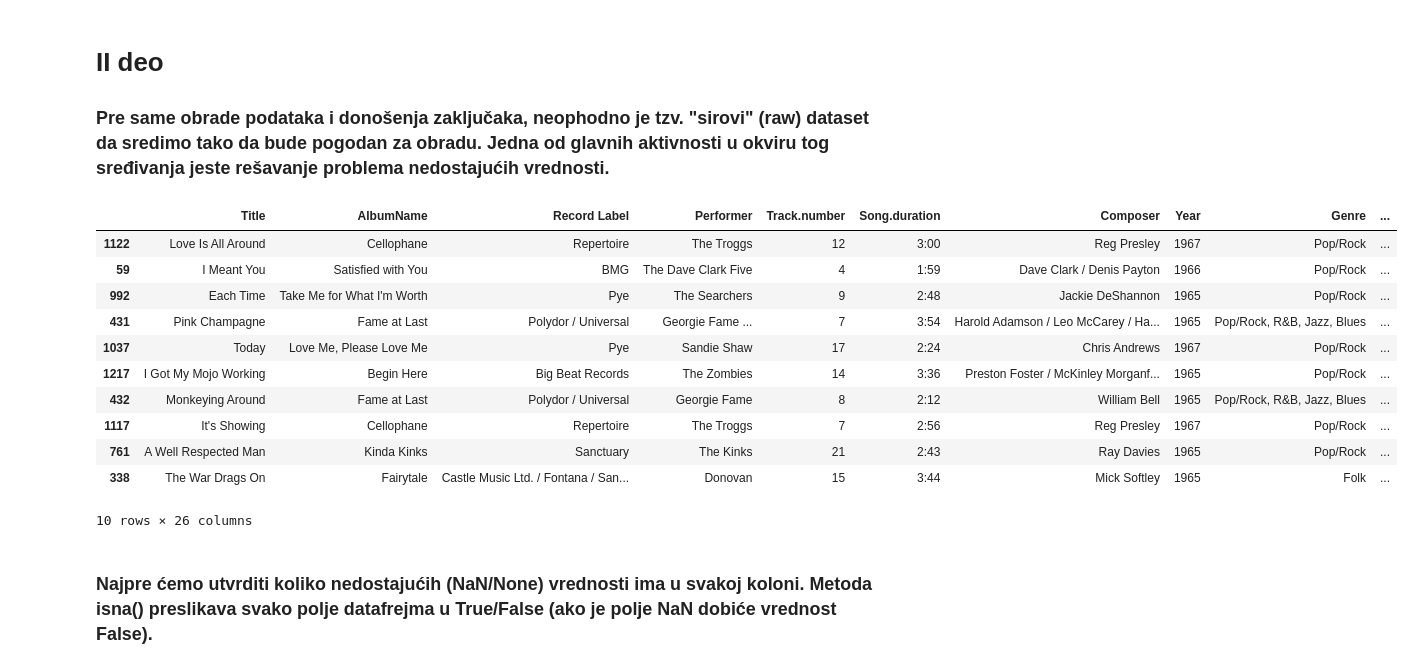
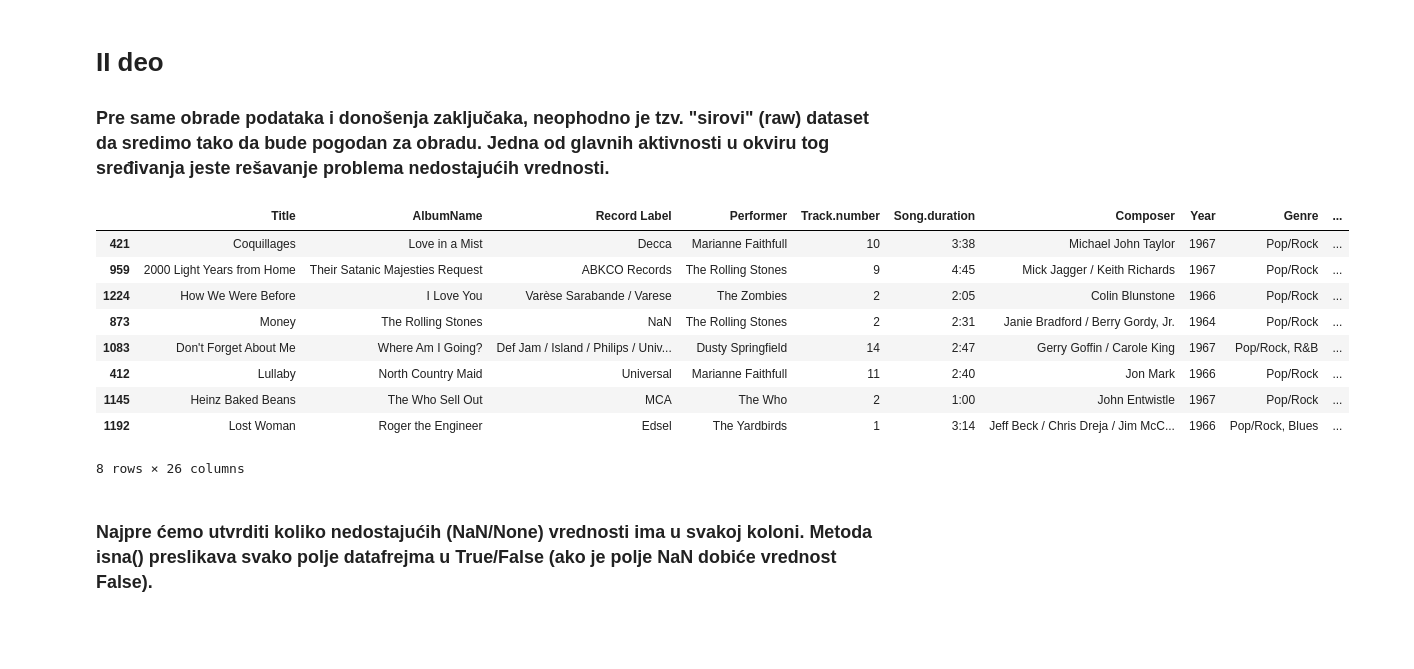
Before and after one commit to Niecmano/sempandas, a Jupyter notebook: notebooks/pandas2.ipynb, the cells around one changed output. Drawn from its saved outputs; the diff is of its cells as text; code cells hidden in the pictures; blank space fills up the shorter version.

```diff
--- a/notebooks/pandas2.ipynb
+++ b/notebooks/pandas2.ipynb
@@ -4,22 +4,20 @@
 # %%
 import pandas as pd
 from pandas import Series
 
 dfr = pd.read_csv('../data/brit.csv')
-dfr.sample(10)
+dfr.sample(8)
 # %% [output]
 |  | Title | AlbumName | Record Label | Performer | Track.number | Song.duration | Composer | Year | Genre | ... |
-| 1122 | Love Is All Around | Cellophane | Repertoire | The Troggs | 12 | 3:00 | Reg Presley | 1967 | Pop/Rock | ... |
-| 59 | I Meant You | Satisfied with You | BMG | The Dave Clark Five | 4 | 1:59 | Dave Clark / Denis Payton | 1966 | Pop/Rock | ... |
-| 992 | Each Time | Take Me for What I'm Worth | Pye | The Searchers | 9 | 2:48 | Jackie DeShannon | 1965 | Pop/Rock | ... |
-| 431 | Pink Champagne | Fame at Last | Polydor / Universal | Georgie Fame ... | 7 | 3:54 | Harold Adamson / Leo McCarey / Ha... | 1965 | Pop/Rock, R&B, Jazz, Blues | ... |
-| 1037 | Today | Love Me, Please Love Me | Pye | Sandie Shaw | 17 | 2:24 | Chris Andrews | 1967 | Pop/Rock | ... |
-| 1217 | I Got My Mojo Working | Begin Here | Big Beat Records | The Zombies | 14 | 3:36 | Preston Foster / McKinley Morganf... | 1965 | Pop/Rock | ... |
-| 432 | Monkeying Around | Fame at Last | Polydor / Universal | Georgie Fame | 8 | 2:12 | William Bell | 1965 | Pop/Rock, R&B, Jazz, Blues | ... |
-| 1117 | It's Showing | Cellophane | Repertoire | The Troggs | 7 | 2:56 | Reg Presley | 1967 | Pop/Rock | ... |
-| 761 | A Well Respected Man | Kinda Kinks | Sanctuary | The Kinks | 21 | 2:43 | Ray Davies | 1965 | Pop/Rock | ... |
-| 338 | The War Drags On | Fairytale | Castle Music Ltd. / Fontana / San... | Donovan | 15 | 3:44 | Mick Softley | 1965 | Folk | ... |
+| 421 | Coquillages | Love in a Mist | Decca | Marianne Faithfull | 10 | 3:38 | Michael John Taylor | 1967 | Pop/Rock | ... |
+| 959 | 2000 Light Years from Home | Their Satanic Majesties Request | ABKCO Records | The Rolling Stones | 9 | 4:45 | Mick Jagger / Keith Richards | 1967 | Pop/Rock | ... |
+| 1224 | How We Were Before | I Love You | Varèse Sarabande / Varese | The Zombies | 2 | 2:05 | Colin Blunstone | 1966 | Pop/Rock | ... |
+| 873 | Money | The Rolling Stones | NaN | The Rolling Stones | 2 | 2:31 | Janie Bradford / Berry Gordy, Jr. | 1964 | Pop/Rock | ... |
+| 1083 | Don't Forget About Me | Where Am I Going? | Def Jam / Island / Philips / Univ... | Dusty Springfield | 14 | 2:47 | Gerry Goffin / Carole King | 1967 | Pop/Rock, R&B | ... |
+| 412 | Lullaby | North Country Maid | Universal | Marianne Faithfull | 11 | 2:40 | Jon Mark | 1966 | Pop/Rock | ... |
+| 1145 | Heinz Baked Beans | The Who Sell Out | MCA | The Who | 2 | 1:00 | John Entwistle | 1967 | Pop/Rock | ... |
+| 1192 | Lost Woman | Roger the Engineer | Edsel | The Yardbirds | 1 | 3:14 | Jeff Beck / Chris Dreja / Jim McC... | 1966 | Pop/Rock, Blues | ... |
-10 rows × 26 columns
+8 rows × 26 columns
 # %% [markdown]
 ### Najpre ćemo utvrditi koliko nedostajućih (NaN/None) vrednosti ima u svakoj koloni. Metoda isna() preslikava svako polje datafrejma u True/False (ako je polje NaN dobiće vrednost False).
 # %%
```
Also changed, not shown: parts of 3 cells of this notebook, 3 other files.
